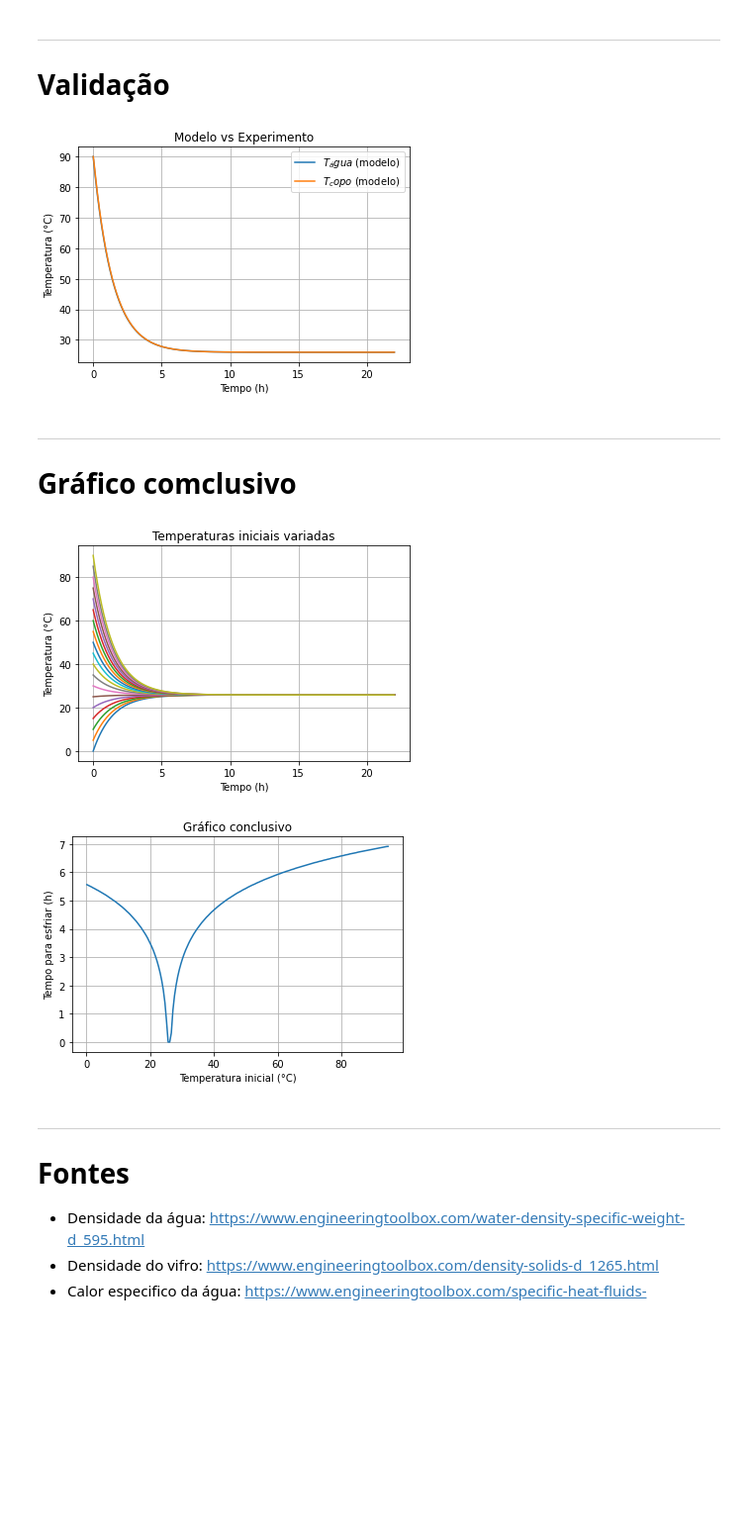
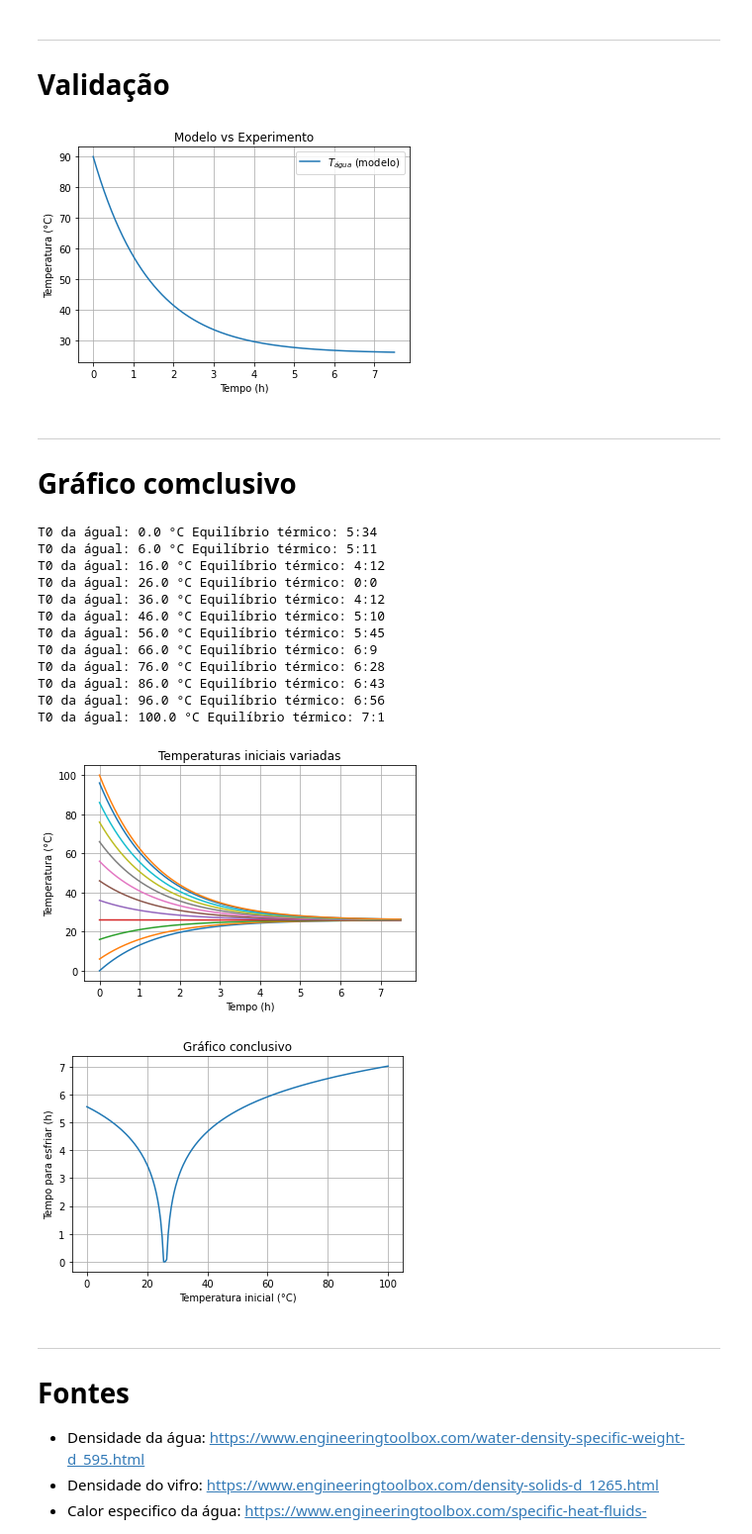
Before and after one commit to pedroivoal/Modsim-P2, a Jupyter notebook: jup.ipynb, the cells around one changed output. Shown at 99% size. Saved outputs shown, nothing was run; the diff lists cells and outputs as text; code cells hidden in the pictures; blank space fills up the shorter version.

Commit message:
tempo de equilíbrio

```diff
--- a/jup.ipynb
+++ b/jup.ipynb
@@ -101,19 +101,19 @@ def modelo(x, lista_t_h):
 # Validação
 # %%
 
-lista_t_s = np.arange(0, 3600 * 22, 20)  # tempo (s)
+lista_t_s = np.arange(0, 3600 * 7.5, 1)  # tempo (s)
 lista_t_h = lista_t_s/3600               # tempo (h)
 
-x0 = [T_agua, T_copo]
+x0 = [T_agua, T_copo]                    # temperatura (K)
 
-lista_x = odeint(modelo, x0, lista_t_h)
+lista_x = odeint(modelo, x0, lista_t_h)  # temperaturas (K)
 
-lista_Ta = lista_x[:,0]-273.15
-lista_Tc = lista_x[:,1]-273.15
+lista_Ta = lista_x[:,0]-273.15           # temperaturas (°C)
+lista_Tc = lista_x[:,1]-273.15           # temperaturas (°C)
 
-plt.plot(lista_t_h, lista_Ta, label = '$T_água$ (modelo)')
-plt.plot(lista_t_h, lista_Tc, label = '$T_copo$ (modelo)')
-# plt.plot(lista_t_h, experimento, '$T_água$ (experimento)')
+plt.plot(lista_t_h, lista_Ta, label = '$T_{água}$ (modelo)')
+# plt.plot(lista_t_h, lista_Tc, label = '$T_{copo}$ (modelo)')
+# plt.plot(lista_t_h, experimento, '$T_{água}$ (experimento)')
 
 plt.title('Modelo vs Experimento')
 plt.xlabel('Tempo (h)')
@@ -122,7 +122,7 @@ plt.legend()
 plt.grid(True)
 plt.show()
 # %% [output]
-[figure, old version]
+[figure, new version]
 # %% [markdown]
 ----
 # Gráfico comclusivo
@@ -142,44 +142,54 @@ def T_equilibrio(lista_Ta, lista_t_h):
 # %%
 
 lista_t_equilibrio = []
-lista_Ti_agua = np.arange(0.1+273.15, 95.1+273.15, 5)
+lista_Ti_agua = np.arange(0+273.15, 100.1+273.15, 0.5)
 
+i = 0
 for Ti_agua in lista_Ti_agua:
     Ti_copo = Ti_agua
     x = [Ti_agua, Ti_copo]
     lista_x = odeint(modelo, x, lista_t_h)
     lista_Ta = lista_x[:,0]-273.15
     lista_t_equilibrio.append(T_equilibrio(lista_Ta, lista_t_h))
-    plt.plot(lista_t_h, lista_Ta)
+
+    # plota gráfico de esfriamento ou aquecimento da água em 12 diferentes temp. iniciais
+    if (i-12)%20 == 0 or i == 0 or i == 200:
+        T = '{} °C'.format((0.5*i))
+        t = T_equilibrio(lista_Ta, lista_t_h)
+        h = int(t)
+        min = (t -  h)*60
+        print('T0 da águal: {} Equilíbrio térmico: {}:{:.0f}'.format(T, h, min))
+        plt.plot(lista_t_h, lista_Ta)
+    i += 1
 
 plt.title('Temperaturas iniciais variadas')
 plt.xlabel('Tempo (h)')
 plt.ylabel('Temperatura (°C)')
 plt.grid(True)
 plt.show()
 
-lista_t_equilibrio = []
-lista_Ti_agua = np.arange(0.1+273.15, 95.1+273.15, 0.5)
-
-for Ti_agua in lista_Ti_agua:
-    Ti_copo = Ti_agua
-    x = [Ti_agua, Ti_copo]
-    lista_x = odeint(modelo, x, lista_t_h)
-    lista_Ta = lista_x[:,0]-273.15
-    lista_t_equilibrio.append(T_equilibrio(lista_Ta, lista_t_h))
-
-
+# plota gráfico conclusivo
 plt.plot((lista_Ti_agua-273.15), lista_t_equilibrio)
-#plt.plot(lista_t_h, experimento, '$T_água$ (experimento)')
-
 plt.title('Gráfico conclusivo')
 plt.xlabel('Temperatura inicial (°C)')
 plt.ylabel('Tempo para esfriar (h)')
 plt.grid(True)
 plt.show()
 # %% [output]
+T0 da águal: 0.0 °C Equilíbrio térmico: 5:34
+T0 da águal: 6.0 °C Equilíbrio térmico: 5:11
+T0 da águal: 16.0 °C Equilíbrio térmico: 4:12
+T0 da águal: 26.0 °C Equilíbrio térmico: 0:0
+T0 da águal: 36.0 °C Equilíbrio térmico: 4:12
+T0 da águal: 46.0 °C Equilíbrio térmico: 5:10
+T0 da águal: 56.0 °C Equilíbrio térmico: 5:45
+T0 da águal: 66.0 °C Equilíbrio térmico: 6:9
+T0 da águal: 76.0 °C Equilíbrio térmico: 6:28
+T0 da águal: 86.0 °C Equilíbrio térmico: 6:43
+T0 da águal: 96.0 °C Equilíbrio térmico: 6:56
+T0 da águal: 100.0 °C Equilíbrio térmico: 7:1
-[figure, old version]
+[figure, new version]
-[figure, old version]
+[figure, new version]
 # %% [markdown]
 ----
 # Fontes
```
